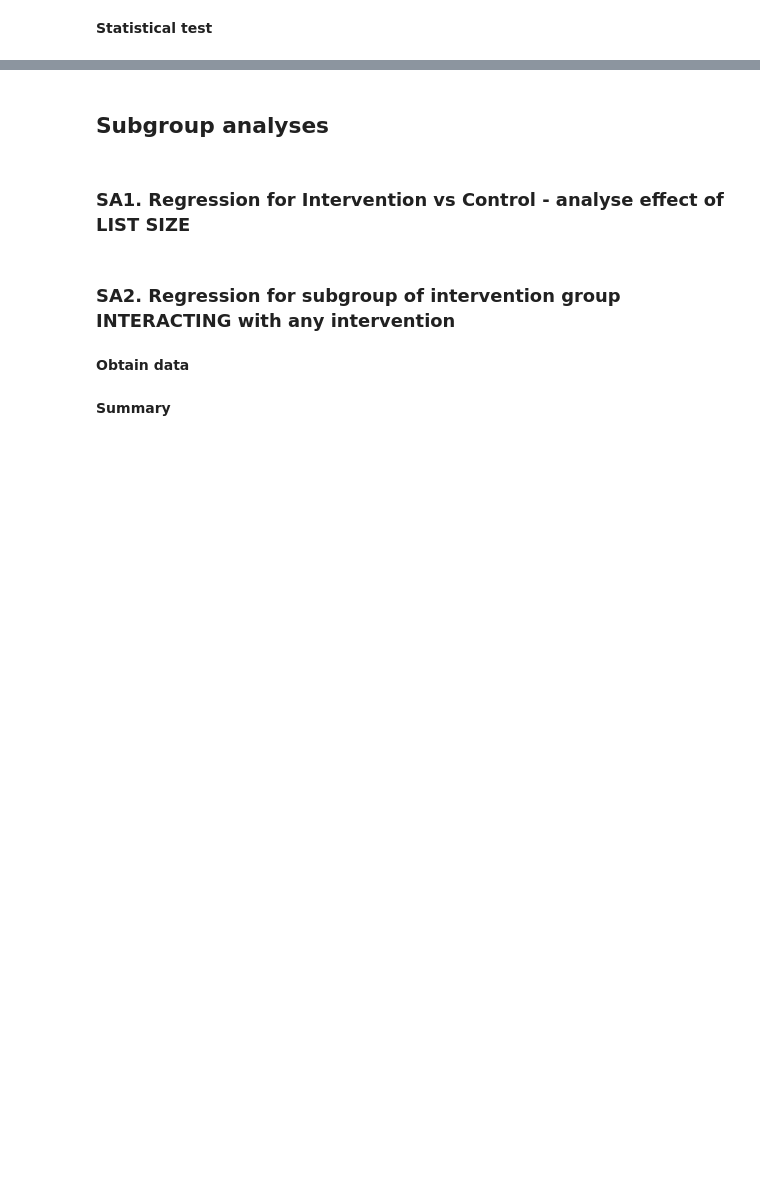
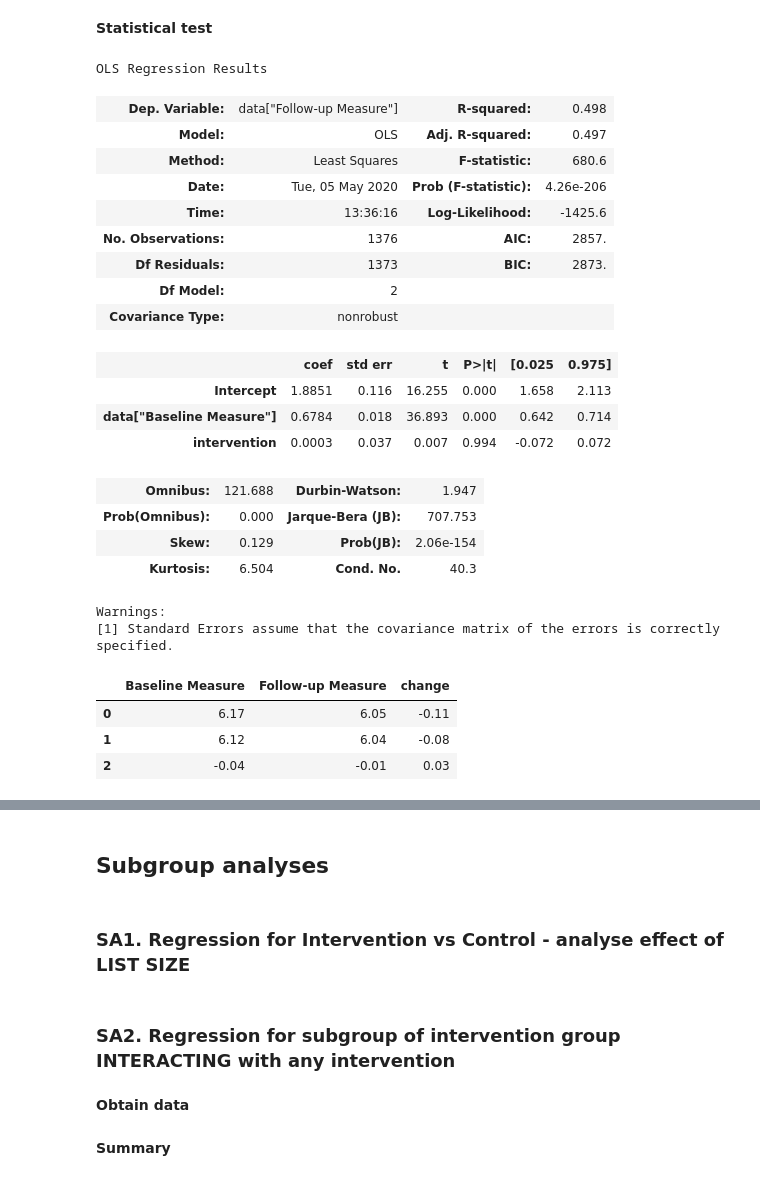
Before and after one commit to ebmdatalab/antibiotics-rct-analysis, a Jupyter notebook: Cephalosporin measure for RCT (analysis).ipynb, the cells around one changed output, grey strips where cells are left out. Cells and saved outputs as stored; diff of their text form; code cells hidden in the pictures; blank space fills up the shorter version.

```diff
--- a/Cephalosporin measure for RCT (analysis).ipynb
+++ b/Cephalosporin measure for RCT (analysis).ipynb
@@ -458,36 +641,69 @@ dfutim = dfutim.set_index(["practice_id","period", "month"])
 dfutim = dfutim.reset_index()
 dfutim = dfutim.loc[(dfutim.period=="baseline") | (dfutim.period=="follow-up")]
 
-### sum numerator and average the denominators for each practice for each period
-dfutim = dfutim.groupby(["practice_id","period"]).agg({"numerator":"sum","denominator":"mean"})
+### sum numerator (ADQs) and SUM the denominators (items) for each practice for each period
+dfutim = dfutim.groupby(["practice_id","period"]).agg({"numerator":"sum","denominator":"sum"})
 
 ### calculate aggregated measure values
 dfutim["calc_value"] = dfutim.numerator / dfutim.denominator
 
 # unstack years
 dfutim = dfutim.reset_index()
 dfutim = dfutim[["practice_id","period","calc_value","numerator","denominator"]].set_index(["practice_id","period"])
 dfutim = dfutim.unstack(1)
 
 # rename columns appropriately
 dfutim.columns = dfutim.columns.droplevel()
 dfutim.columns.values[0] = 'Baseline Measure'
 dfutim.columns.values[1] = 'Follow-up Measure'
 dfutim.columns.values[2] = 'Baseline Items'
 dfutim.columns.values[3] = 'Follow-up Items'
 dfutim.columns.values[4] = 'Baseline Denominator'
 dfutim.columns.values[5] = 'Follow-up Denominator'
 
 dfutim = prac.merge(dfutim, how='left', on='practice_id')
 
 
 import statsmodels.formula.api as smf
 data = dfutim.copy()
 # create a new Series called "intervention" to convert intervention/control to numerical values
 data['intervention'] = data.allocation.map({'con':0, 'I':1})
 
 lm = smf.ols(formula='data["Follow-up Measure"] ~ data["Baseline Measure"] + intervention', data=data).fit()
 
 lm.summary()
+# %% [output]
+OLS Regression Results
+| Dep. Variable: | data["Follow-up Measure"] | R-squared: | 0.498 |
+| Model: | OLS | Adj. R-squared: | 0.497 |
+| Method: | Least Squares | F-statistic: | 680.6 |
+| Date: | Tue, 05 May 2020 | Prob (F-statistic): | 4.26e-206 |
+| Time: | 13:36:16 | Log-Likelihood: | -1425.6 |
+| No. Observations: | 1376 | AIC: | 2857. |
+| Df Residuals: | 1373 | BIC: | 2873. |
+| Df Model: | 2 |  |  |
+| Covariance Type: | nonrobust |  |  |
+|  | coef | std err | t | P>|t| | [0.025 | 0.975] |
+| Intercept | 1.8851 | 0.116 | 16.255 | 0.000 | 1.658 | 2.113 |
+| data["Baseline Measure"] | 0.6784 | 0.018 | 36.893 | 0.000 | 0.642 | 0.714 |
+| intervention | 0.0003 | 0.037 | 0.007 | 0.994 | -0.072 | 0.072 |
+| Omnibus: | 121.688 | Durbin-Watson: | 1.947 |
+| Prob(Omnibus): | 0.000 | Jarque-Bera (JB): | 707.753 |
+| Skew: | 0.129 | Prob(JB): | 2.06e-154 |
+| Kurtosis: | 6.504 | Cond. No. | 40.3 |
+Warnings:
+[1] Standard Errors assume that the covariance matrix of the errors is correctly specified.
+# %%
+summary = data.groupby("intervention")[["Baseline Measure", "Follow-up Measure"]].mean()
+summary["change"] = summary["Follow-up Measure"] - summary["Baseline Measure"]
+#calculate difference in changes
+summary = summary.append(summary.iloc[1]-summary.iloc[0], ignore_index=True)
+
+summary.round(2)
+# %% [output]
+|  | Baseline Measure | Follow-up Measure | change |
+| 0 | 6.17 | 6.05 | -0.11 |
+| 1 | 6.12 | 6.04 | -0.08 |
+| 2 | -0.04 | -0.01 | 0.03 |
 # %%
 import statsmodels.formula.api as smf
```
Also changed, not shown: parts of 27 cells of this notebook.
